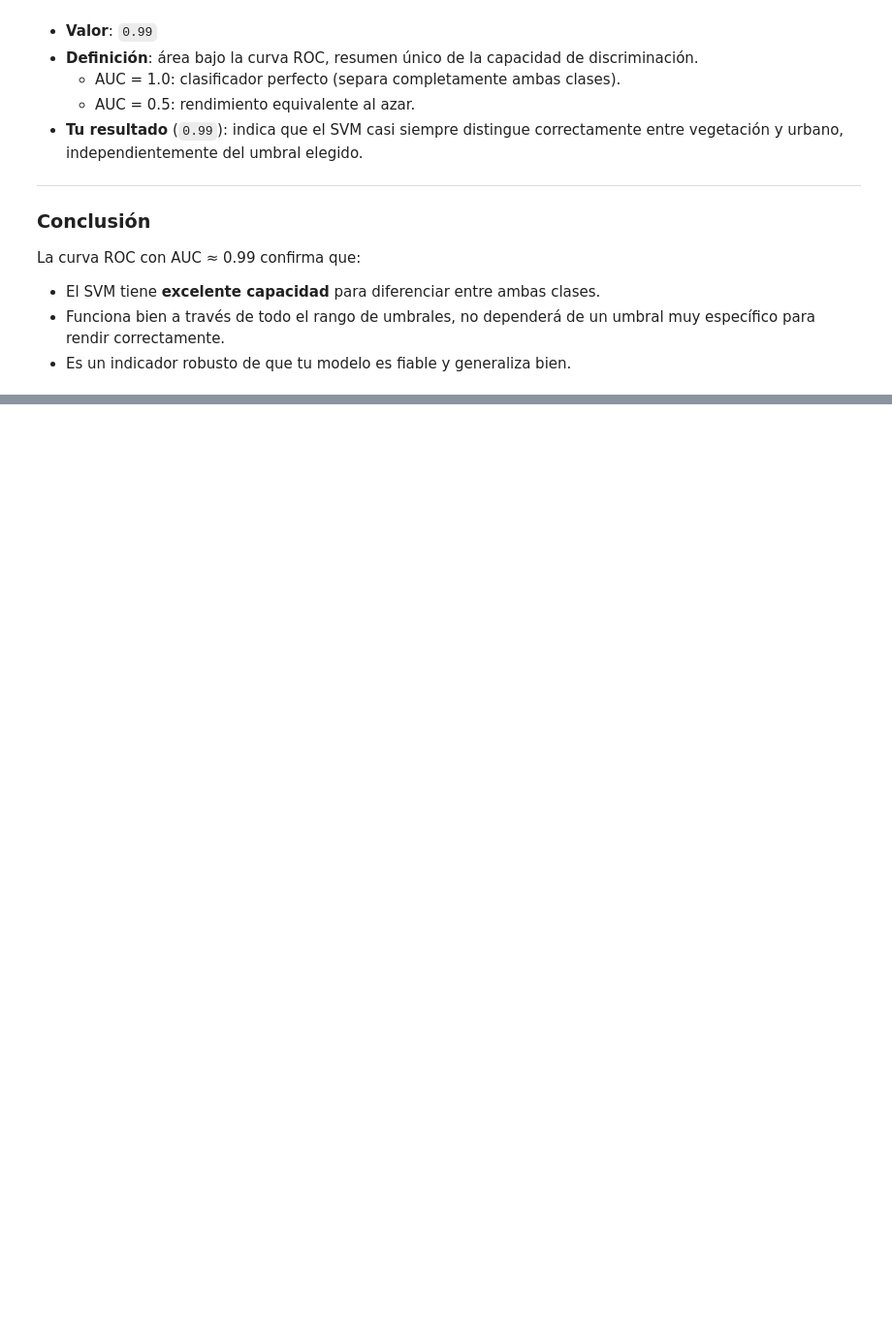
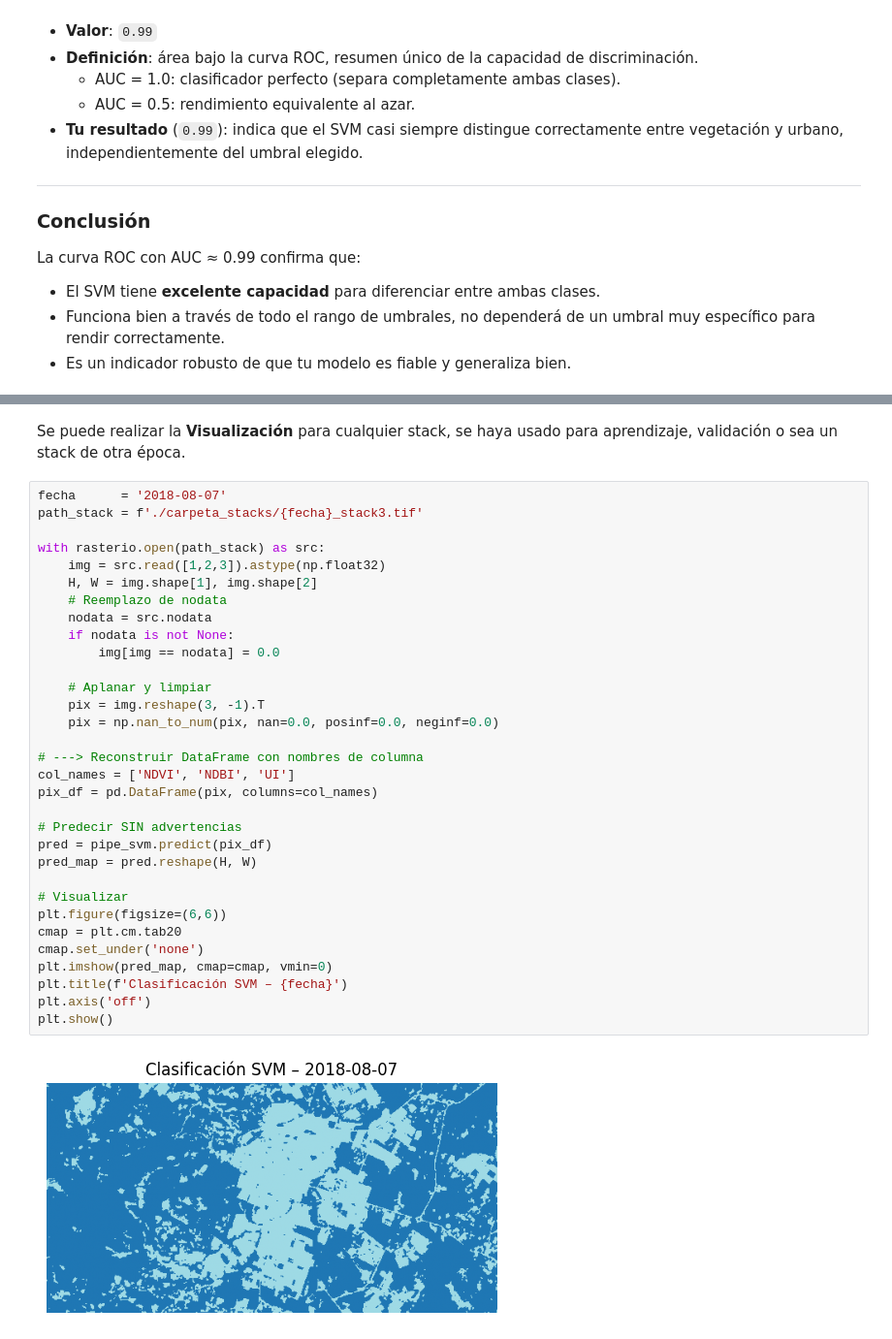
Before and after one commit to prm2419/Evaluacion_de_la_expansion_de_la_huella_urbana_en_La_Ceja_utilizando_aprendizaje_supervisado_y_teled, a Jupyter notebook: Code.ipynb, the cells around one changed output, grey strips where cells are left out. Shown at 97% size. Saved outputs shown, nothing was run; the diff lists cells and outputs as text; blank space fills up the shorter version.

```diff
--- a/Code.ipynb
+++ b/Code.ipynb
@@ -1027,0 +1040,36 @@ plt.show()
+# %% [markdown]
+Se puede realizar la **Visualización** para cualquier stack, se haya usado para aprendizaje, validación o sea un stack de otra época.
+# %%
+fecha      = '2018-08-07'
+path_stack = f'./carpeta_stacks/{fecha}_stack3.tif'
+
+with rasterio.open(path_stack) as src:
+    img = src.read([1,2,3]).astype(np.float32)
+    H, W = img.shape[1], img.shape[2]
+    # Reemplazo de nodata
+    nodata = src.nodata
+    if nodata is not None:
+        img[img == nodata] = 0.0
+
+    # Aplanar y limpiar
+    pix = img.reshape(3, -1).T
+    pix = np.nan_to_num(pix, nan=0.0, posinf=0.0, neginf=0.0)
+
+# ---> Reconstruir DataFrame con nombres de columna
+col_names = ['NDVI', 'NDBI', 'UI']
+pix_df = pd.DataFrame(pix, columns=col_names)
+
+# Predecir SIN advertencias
+pred = pipe_svm.predict(pix_df)
+pred_map = pred.reshape(H, W)
+
+# Visualizar
+plt.figure(figsize=(6,6))
+cmap = plt.cm.tab20
+cmap.set_under('none')
+plt.imshow(pred_map, cmap=cmap, vmin=0)
+plt.title(f'Clasificación SVM – {fecha}')
+plt.axis('off')
+plt.show()
+# %% [output]
+[figure, added]
```
Also changed, not shown: parts of 11 cells of this notebook, 1 other file.
